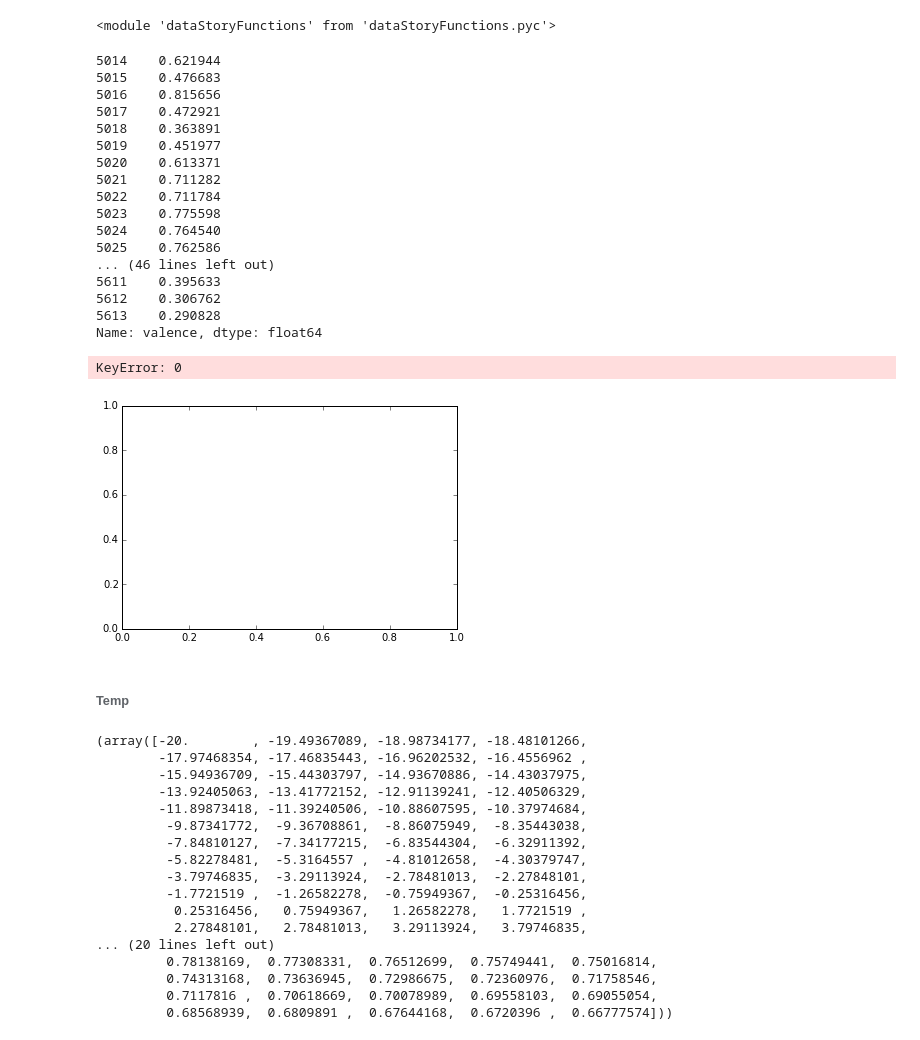
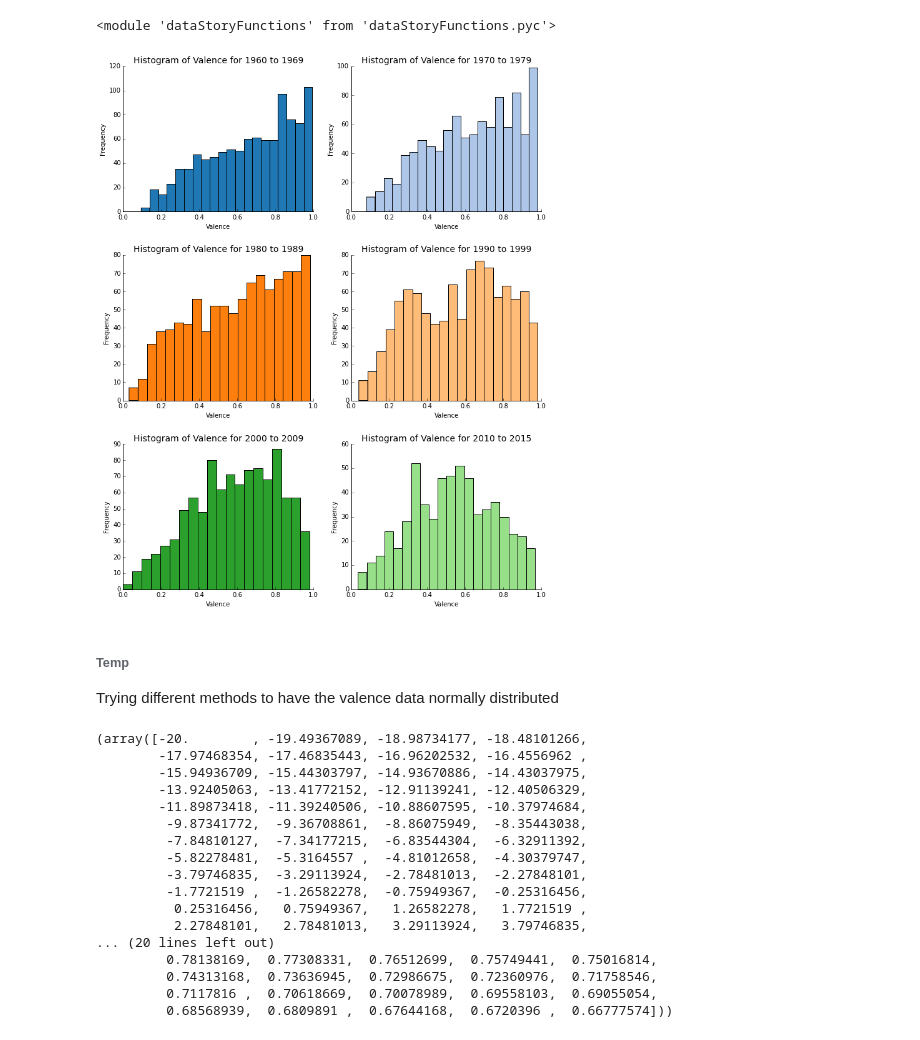
Before and after one commit to th-lucas/AOPM, a Jupyter notebook: src/Analysis_of_popular_music.ipynb, the cells around one changed output. Saved outputs shown, nothing was run; the diff lists cells and outputs as text; code cells hidden in the pictures.

```diff
--- a/src/Analysis_of_popular_music.ipynb
+++ b/src/Analysis_of_popular_music.ipynb
@@ -223,32 +221,7 @@ valence_dict = dsf.get_valence_by_decade(billboard_df_final)
 reload(dsf)
 # %% [output]
 <module 'dataStoryFunctions' from 'dataStoryFunctions.pyc'>
-# %%
-valence_dict[2010]
-# %% [output]
-5014    0.621944
-5015    0.476683
-5016    0.815656
-5017    0.472921
-5018    0.363891
-5019    0.451977
-5020    0.613371
-5021    0.711282
-5022    0.711784
-5023    0.775598
-5024    0.764540
-5025    0.762586
-... (46 lines left out)
-5611    0.395633
-5612    0.306762
-5613    0.290828
-Name: valence, dtype: float64
-# %%
-n, bins, patches = plt.hist(valence_dict[2010], normed = False, color = COLORS[1], bins = 30)
-
-plt.show()
-# %% [output]
-KeyError: 0
-[figure, removed]
-# %% [markdown]
-###### Temp
+# %%
+dsf.create_valence_histogram_per_decade(billboard_df_final)
+# %% [output]
+[figure, added]
@@ -255,3 +230,7 @@ KeyError: 0
+# %% [markdown]
+###### Temp
+
+Trying different methods to have the valence data normally distributed
 # %%
 prob = stats.boxcox_normplot(subset_valence.dropna(), -20, 20, plot=plt)
 prob
```
Also changed, not shown: parts of 3 cells of this notebook, 1 other file.
